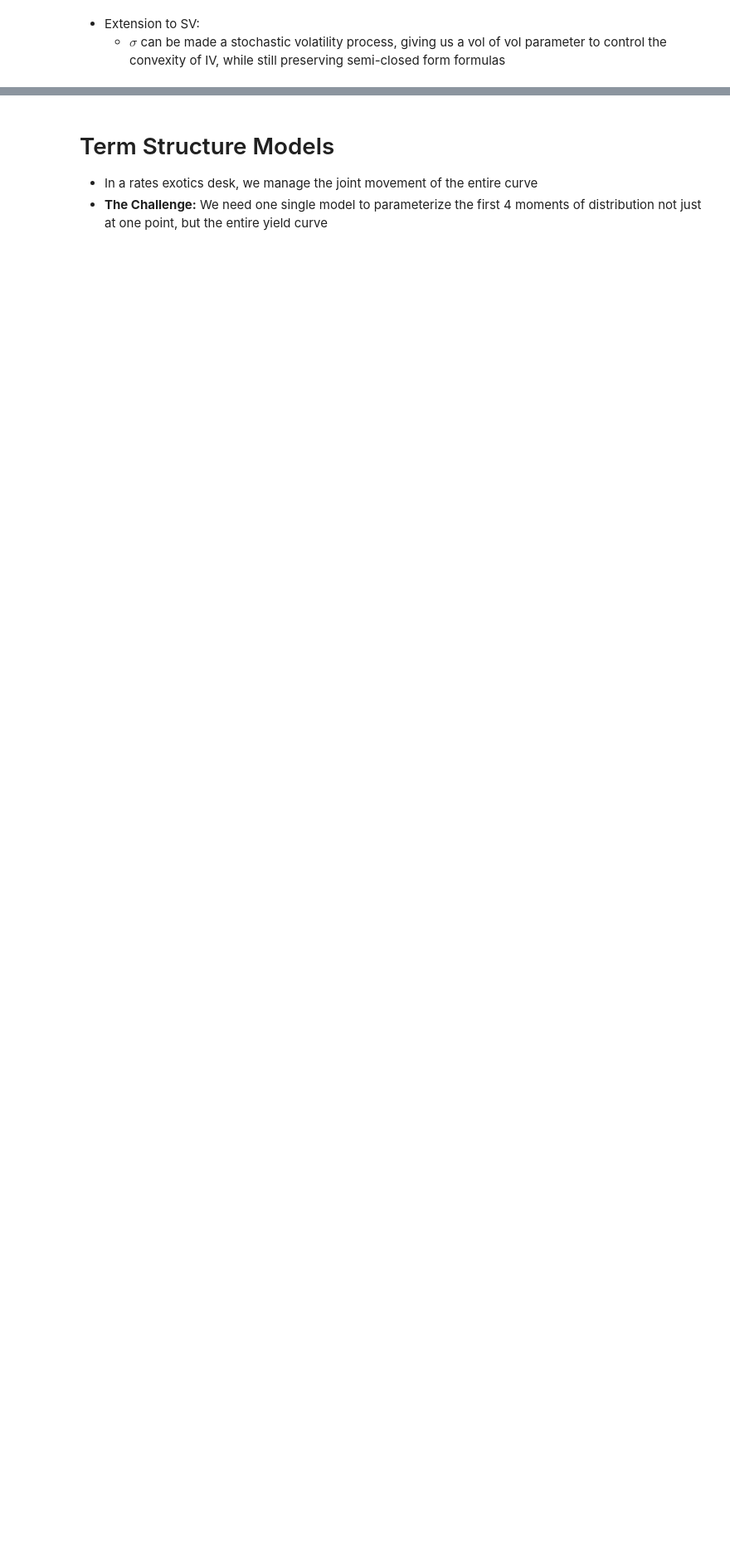
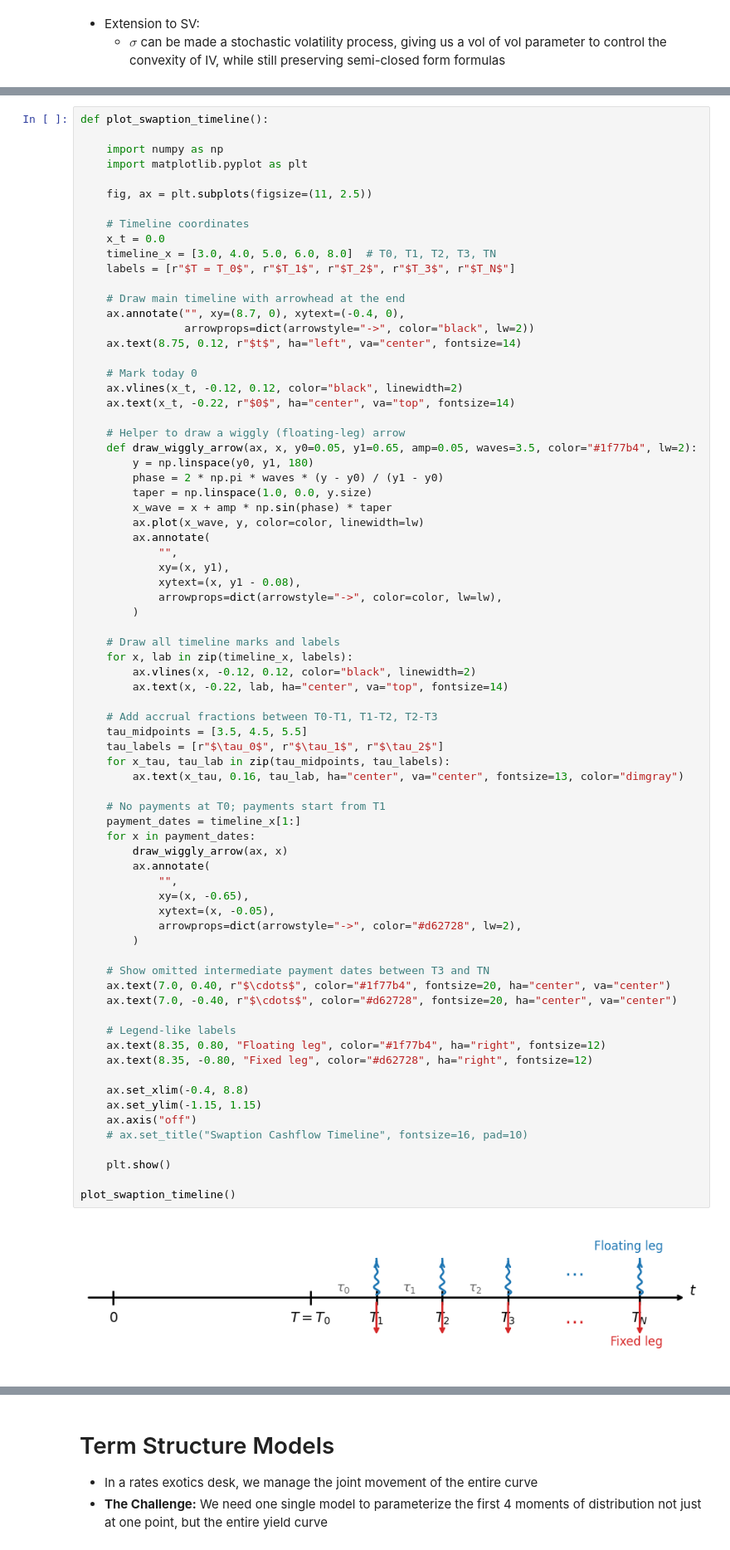
Before and after one commit to beginnerSC/slides, a Jupyter notebook: docs/rates.ipynb, the cells around one changed output, grey strips where cells are left out. Shown at 83% size. Drawn from its saved outputs; the diff is of its cells as text; blank space fills up the shorter version.

```diff
--- a/docs/rates.ipynb
+++ b/docs/rates.ipynb
@@ -398,0 +406,76 @@ $$
+# %%
+def plot_swaption_timeline():
+
+    import numpy as np
+    import matplotlib.pyplot as plt
+
+    fig, ax = plt.subplots(figsize=(11, 2.5))
+
+    # Timeline coordinates
+    x_t = 0.0
+    timeline_x = [3.0, 4.0, 5.0, 6.0, 8.0]  # T0, T1, T2, T3, TN
+    labels = [r"$T = T_0$", r"$T_1$", r"$T_2$", r"$T_3$", r"$T_N$"]
+
+    # Draw main timeline with arrowhead at the end
+    ax.annotate("", xy=(8.7, 0), xytext=(-0.4, 0),
+                arrowprops=dict(arrowstyle="->", color="black", lw=2))
+    ax.text(8.75, 0.12, r"$t$", ha="left", va="center", fontsize=14)
+
+    # Mark today 0
+    ax.vlines(x_t, -0.12, 0.12, color="black", linewidth=2)
+    ax.text(x_t, -0.22, r"$0$", ha="center", va="top", fontsize=14)
+
+    # Helper to draw a wiggly (floating-leg) arrow
+    def draw_wiggly_arrow(ax, x, y0=0.05, y1=0.65, amp=0.05, waves=3.5, color="#1f77b4", lw=2):
+        y = np.linspace(y0, y1, 180)
+        phase = 2 * np.pi * waves * (y - y0) / (y1 - y0)
+        taper = np.linspace(1.0, 0.0, y.size)
+        x_wave = x + amp * np.sin(phase) * taper
+        ax.plot(x_wave, y, color=color, linewidth=lw)
+        ax.annotate(
+            "",
+            xy=(x, y1),
+            xytext=(x, y1 - 0.08),
+            arrowprops=dict(arrowstyle="->", color=color, lw=lw),
+        )
+
+    # Draw all timeline marks and labels
+    for x, lab in zip(timeline_x, labels):
+        ax.vlines(x, -0.12, 0.12, color="black", linewidth=2)
+        ax.text(x, -0.22, lab, ha="center", va="top", fontsize=14)
+
+    # Add accrual fractions between T0-T1, T1-T2, T2-T3
+    tau_midpoints = [3.5, 4.5, 5.5]
+    tau_labels = [r"$\tau_0$", r"$\tau_1$", r"$\tau_2$"]
+    for x_tau, tau_lab in zip(tau_midpoints, tau_labels):
+        ax.text(x_tau, 0.16, tau_lab, ha="center", va="center", fontsize=13, color="dimgray")
+
+    # No payments at T0; payments start from T1
+    payment_dates = timeline_x[1:]
+    for x in payment_dates:
+        draw_wiggly_arrow(ax, x)
+        ax.annotate(
+            "",
+            xy=(x, -0.65),
+            xytext=(x, -0.05),
+            arrowprops=dict(arrowstyle="->", color="#d62728", lw=2),
+        )
+
+    # Show omitted intermediate payment dates between T3 and TN
+    ax.text(7.0, 0.40, r"$\cdots$", color="#1f77b4", fontsize=20, ha="center", va="center")
+    ax.text(7.0, -0.40, r"$\cdots$", color="#d62728", fontsize=20, ha="center", va="center")
+
+    # Legend-like labels
+    ax.text(8.35, 0.80, "Floating leg", color="#1f77b4", ha="right", fontsize=12)
+    ax.text(8.35, -0.80, "Fixed leg", color="#d62728", ha="right", fontsize=12)
+
+    ax.set_xlim(-0.4, 8.8)
+    ax.set_ylim(-1.15, 1.15)
+    ax.axis("off")
+    # ax.set_title("Swaption Cashflow Timeline", fontsize=16, pad=10)
+
+    plt.show()
+
+plot_swaption_timeline()
+# %% [output]
+[figure, added]
```
Also changed, not shown: parts of 12 cells of this notebook.
